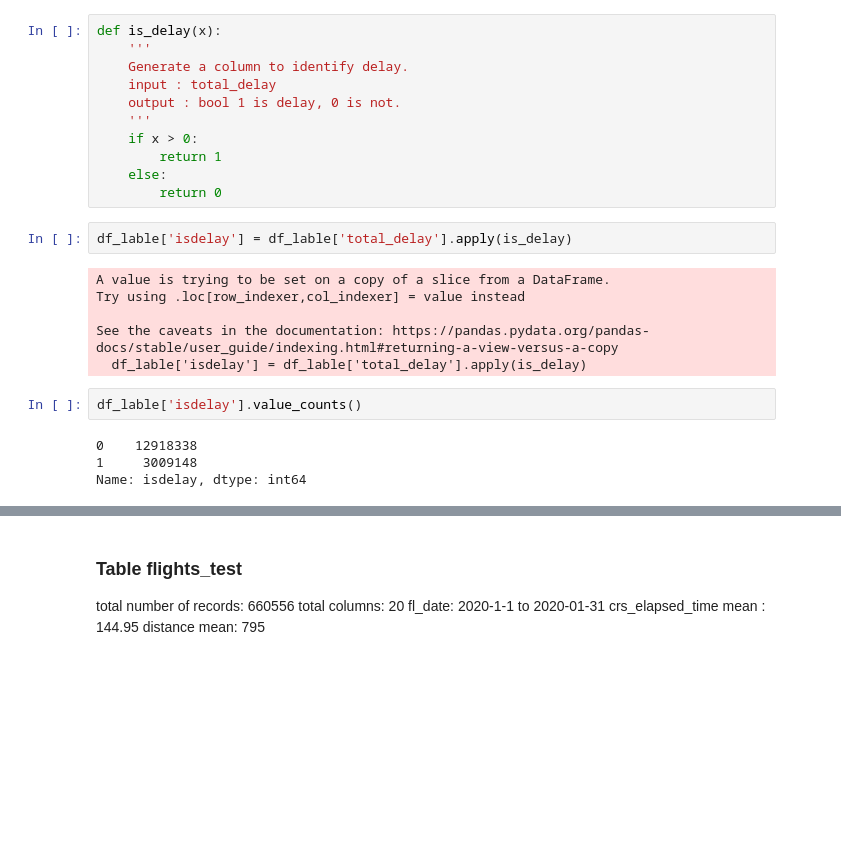
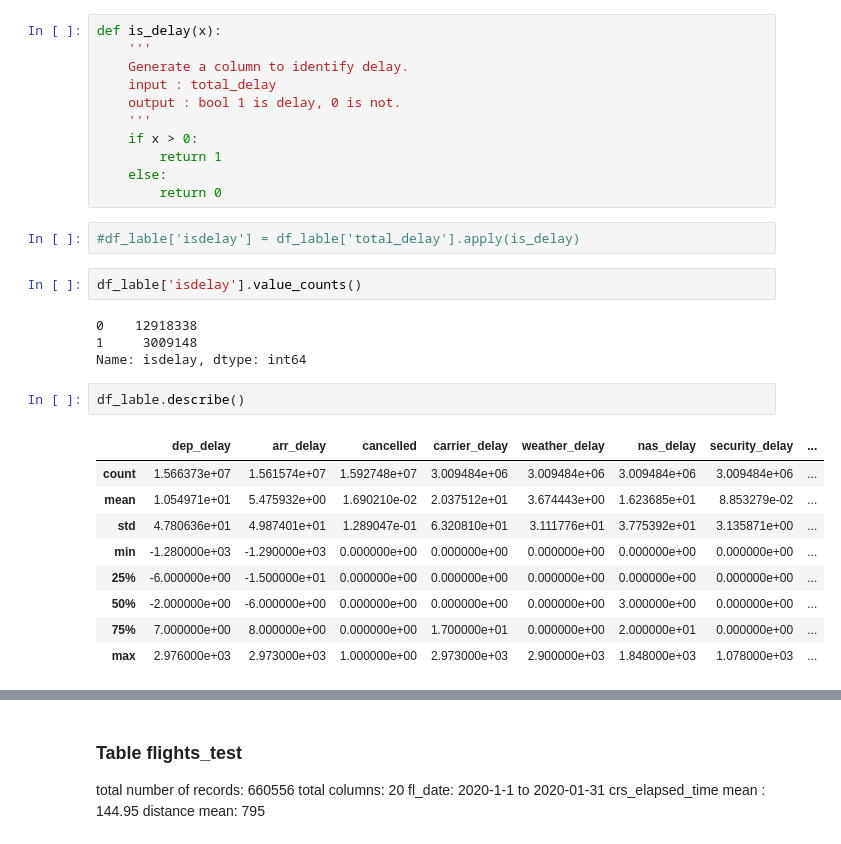
Before and after one commit to ryanhao1115/DL_Predict_Flight_Delays, a Jupyter notebook: h_datacollection_profiling.ipynb, the cells around one changed output, grey strips where cells are left out. Saved outputs shown, nothing was run; the diff lists cells and outputs as text; blank space fills up the shorter version.

```diff
--- a/h_datacollection_profiling.ipynb
+++ b/h_datacollection_profiling.ipynb
@@ -73,16 +92,22 @@ def is_delay(x):
     else:
         return 0
 # %%
-df_lable['isdelay'] = df_lable['total_delay'].apply(is_delay)
+#df_lable['isdelay'] = df_lable['total_delay'].apply(is_delay)
-# %% [output]
-A value is trying to be set on a copy of a slice from a DataFrame.
-Try using .loc[row_indexer,col_indexer] = value instead
-
-See the caveats in the documentation: https://pandas.pydata.org/pandas-docs/stable/user_guide/indexing.html#returning-a-view-versus-a-copy
-  df_lable['isdelay'] = df_lable['total_delay'].apply(is_delay)
 # %%
 df_lable['isdelay'].value_counts()
 # %% [output]
 0    12918338
 1     3009148
 Name: isdelay, dtype: int64
+# %%
+df_lable.describe()
+# %% [output]
+|  | dep_delay | arr_delay | cancelled | carrier_delay | weather_delay | nas_delay | security_delay | ... |
+| count | 1.566373e+07 | 1.561574e+07 | 1.592748e+07 | 3.009484e+06 | 3.009484e+06 | 3.009484e+06 | 3.009484e+06 | ... |
+| mean | 1.054971e+01 | 5.475932e+00 | 1.690210e-02 | 2.037512e+01 | 3.674443e+00 | 1.623685e+01 | 8.853279e-02 | ... |
+| std | 4.780636e+01 | 4.987401e+01 | 1.289047e-01 | 6.320810e+01 | 3.111776e+01 | 3.775392e+01 | 3.135871e+00 | ... |
+| min | -1.280000e+03 | -1.290000e+03 | 0.000000e+00 | 0.000000e+00 | 0.000000e+00 | 0.000000e+00 | 0.000000e+00 | ... |
+| 25% | -6.000000e+00 | -1.500000e+01 | 0.000000e+00 | 0.000000e+00 | 0.000000e+00 | 0.000000e+00 | 0.000000e+00 | ... |
+| 50% | -2.000000e+00 | -6.000000e+00 | 0.000000e+00 | 0.000000e+00 | 0.000000e+00 | 3.000000e+00 | 0.000000e+00 | ... |
+| 75% | 7.000000e+00 | 8.000000e+00 | 0.000000e+00 | 1.700000e+01 | 0.000000e+00 | 2.000000e+01 | 0.000000e+00 | ... |
+| max | 2.976000e+03 | 2.973000e+03 | 1.000000e+00 | 2.973000e+03 | 2.900000e+03 | 1.848000e+03 | 1.078000e+03 | ... |
```
Also changed, not shown: parts of 15 cells of this notebook.
